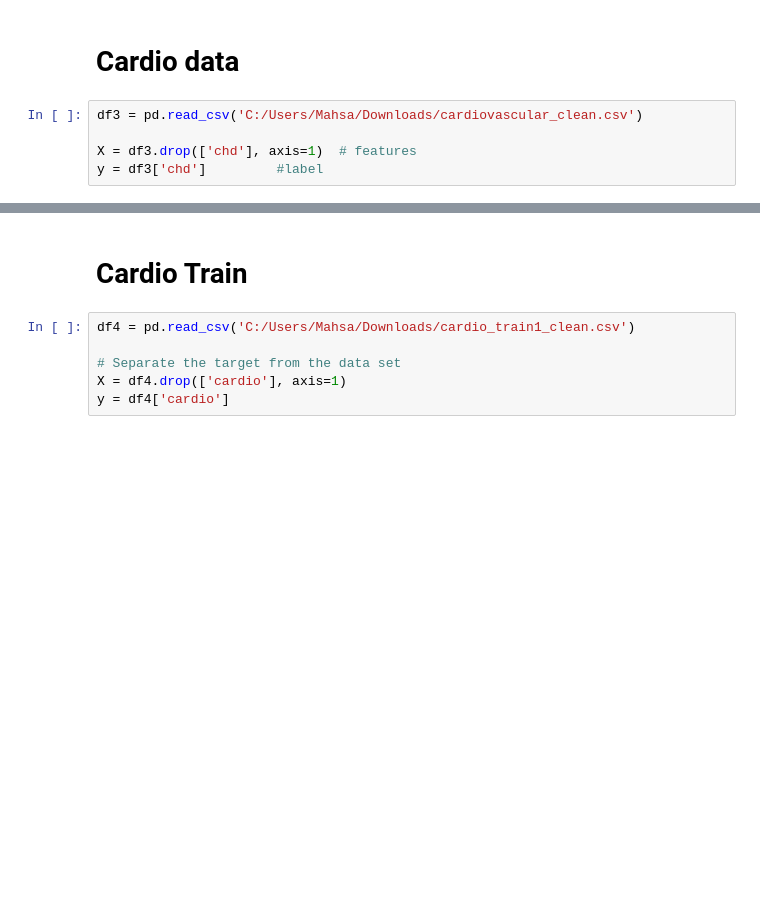
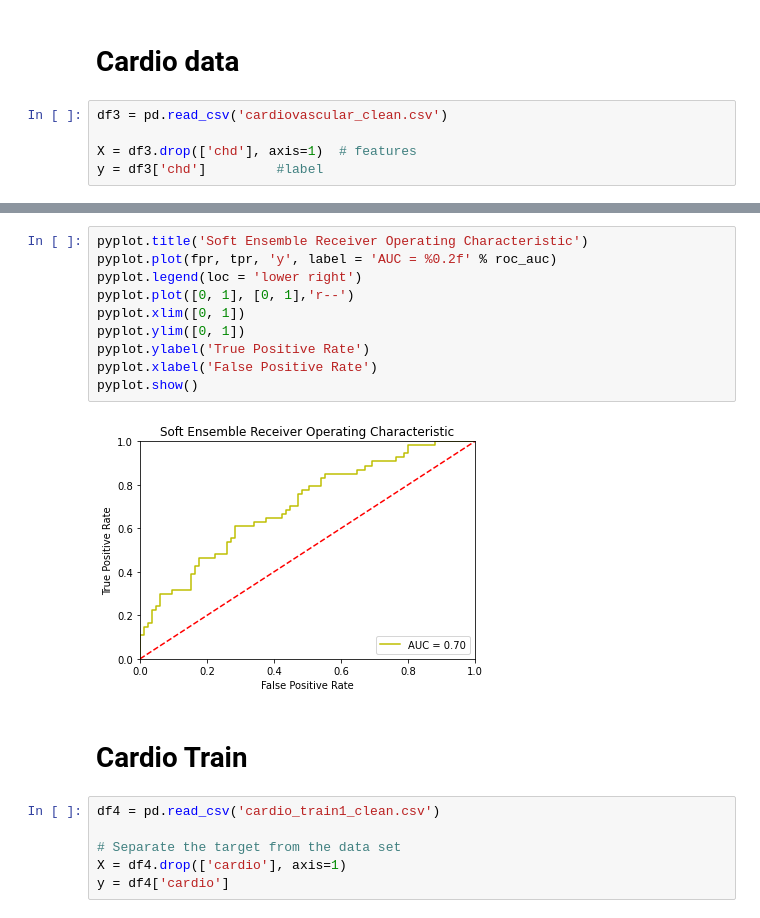
Before and after one commit to mahsa-ebrahimian/Heart_Disease_detection, a Jupyter notebook: ensemble_majority_voting_all_datasets.ipynb, the cells around one changed output, grey strips where cells are left out. Cells and saved outputs as stored; diff of their text form; blank space fills up the shorter version.

```diff
--- a/ensemble_majority_voting_all_datasets.ipynb
+++ b/ensemble_majority_voting_all_datasets.ipynb
@@ -225,7 +252,7 @@ for name, model in models.items():
 # %% [markdown]
 # Cardio data
 # %%
-df3 = pd.read_csv('C:/Users/Mahsa/Downloads/cardiovascular_clean.csv')
+df3 = pd.read_csv('cardiovascular_clean.csv')
 
 X = df3.drop(['chd'], axis=1)  # features
 y = df3['chd']         #label
@@ -304,7 +349,19 @@ for name, model in models.items():
+# %%
+pyplot.title('Soft Ensemble Receiver Operating Characteristic')
+pyplot.plot(fpr, tpr, 'y', label = 'AUC = %0.2f' % roc_auc)
+pyplot.legend(loc = 'lower right')
+pyplot.plot([0, 1], [0, 1],'r--')
+pyplot.xlim([0, 1])
+pyplot.ylim([0, 1])
+pyplot.ylabel('True Positive Rate')
+pyplot.xlabel('False Positive Rate')
+pyplot.show()
+# %% [output]
+[figure, added]
 # %% [markdown]
 # Cardio Train
 # %%
-df4 = pd.read_csv('C:/Users/Mahsa/Downloads/cardio_train1_clean.csv')
+df4 = pd.read_csv('cardio_train1_clean.csv')
 
 # Separate the target from the data set
 X = df4.drop(['cardio'], axis=1)
```
Also changed, not shown: parts of 11 cells of this notebook, 3 other files.
